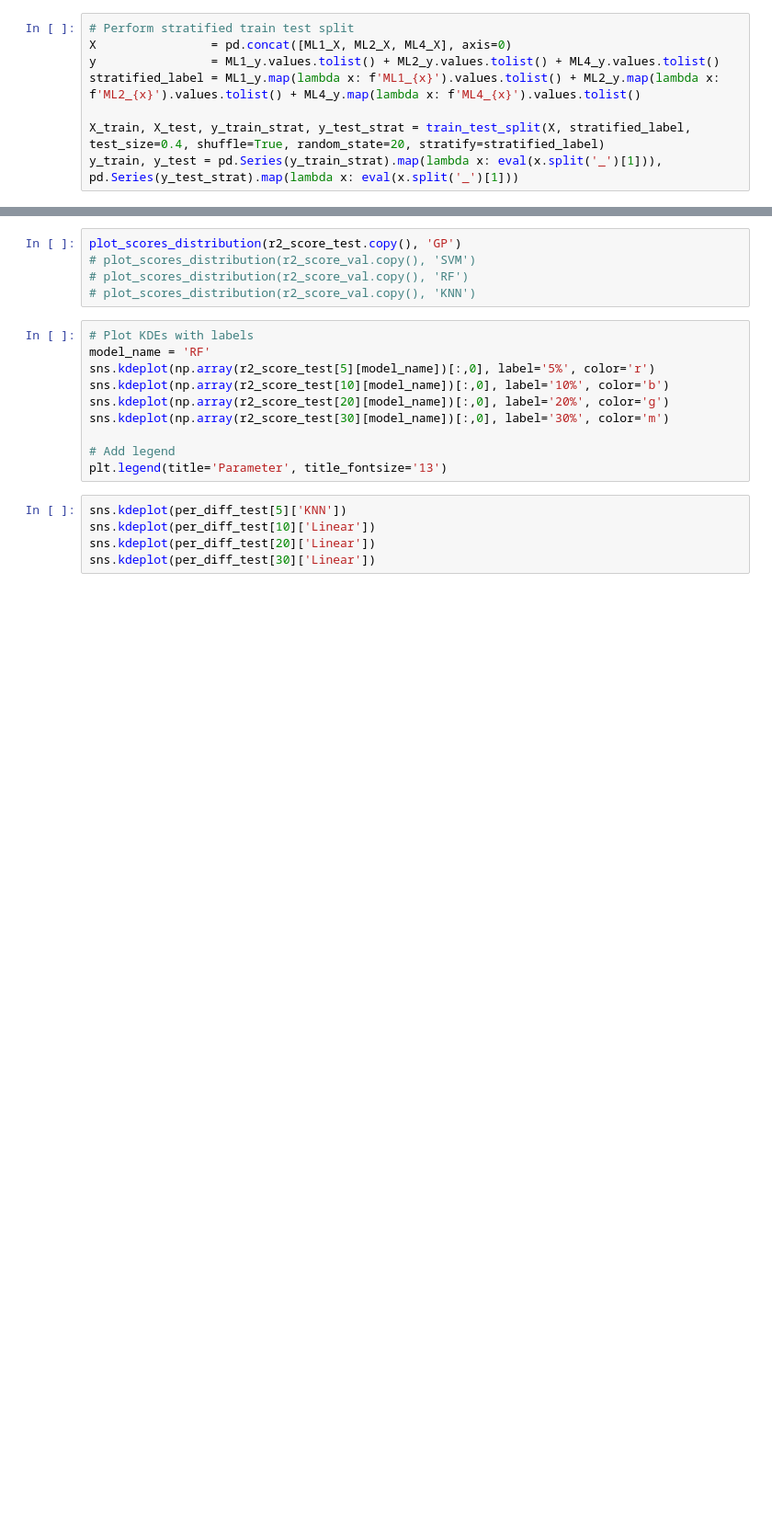
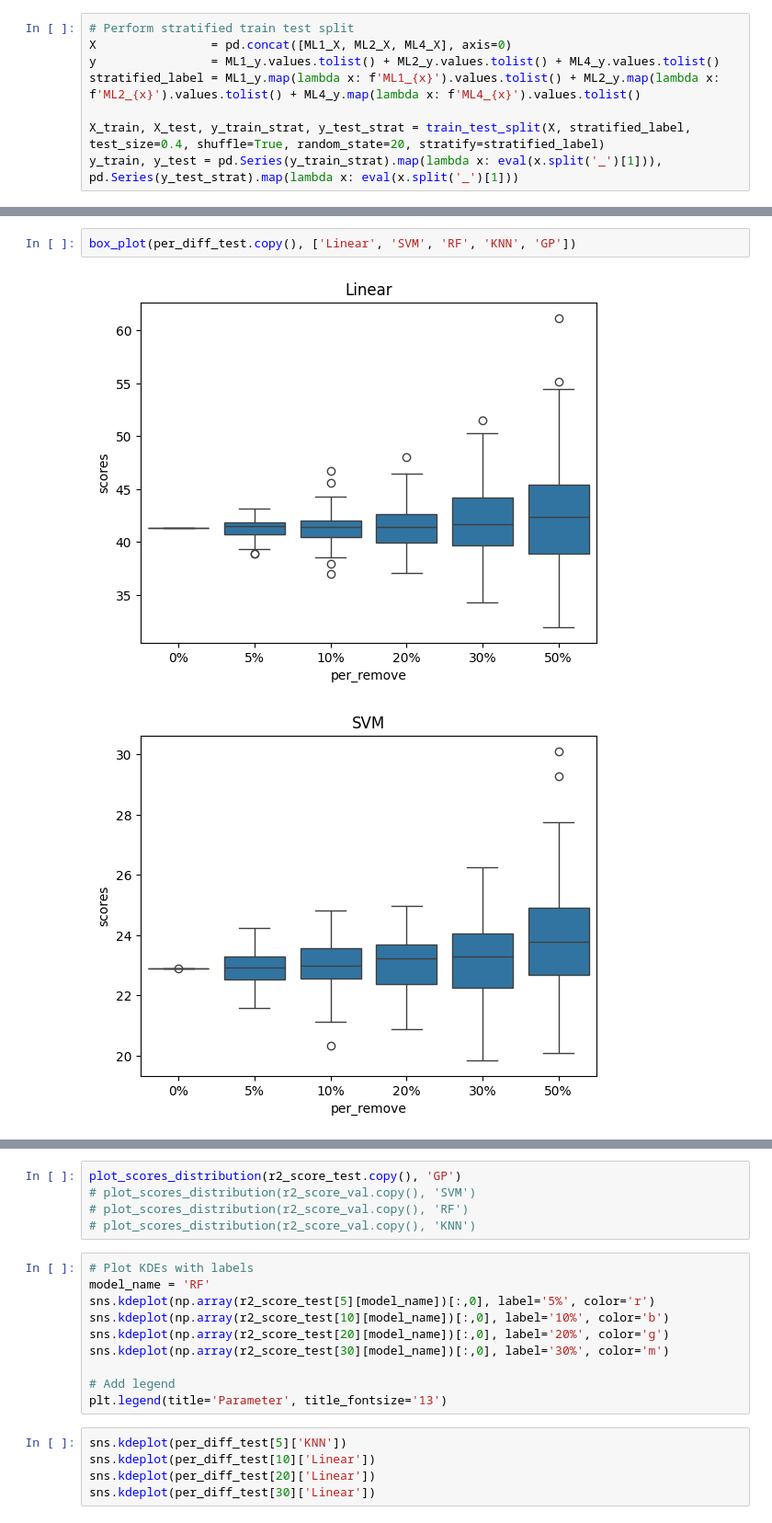
Before and after one commit to ramseylab/vgramreg, a Jupyter notebook: notebooks/Model_Stability_Check.ipynb, the cells around one changed output, grey strips where cells are left out. Shown at 92% size. Saved outputs shown, nothing was run; the diff lists cells and outputs as text; blank space fills up the shorter version.

```diff
--- a/notebooks/Model_Stability_Check.ipynb
+++ b/notebooks/Model_Stability_Check.ipynb
@@ -183,0 +195,5 @@ training_reduction_plot(r2_score_test.copy(), ['Linear', 'SVM', 'RF', 'KNN', 'GP
+# %%
+box_plot(per_diff_test.copy(), ['Linear', 'SVM', 'RF', 'KNN', 'GP'])
+# %% [output]
+[figure, added]
+[figure, added]
```
Also changed, not shown: parts of 18 cells of this notebook.
